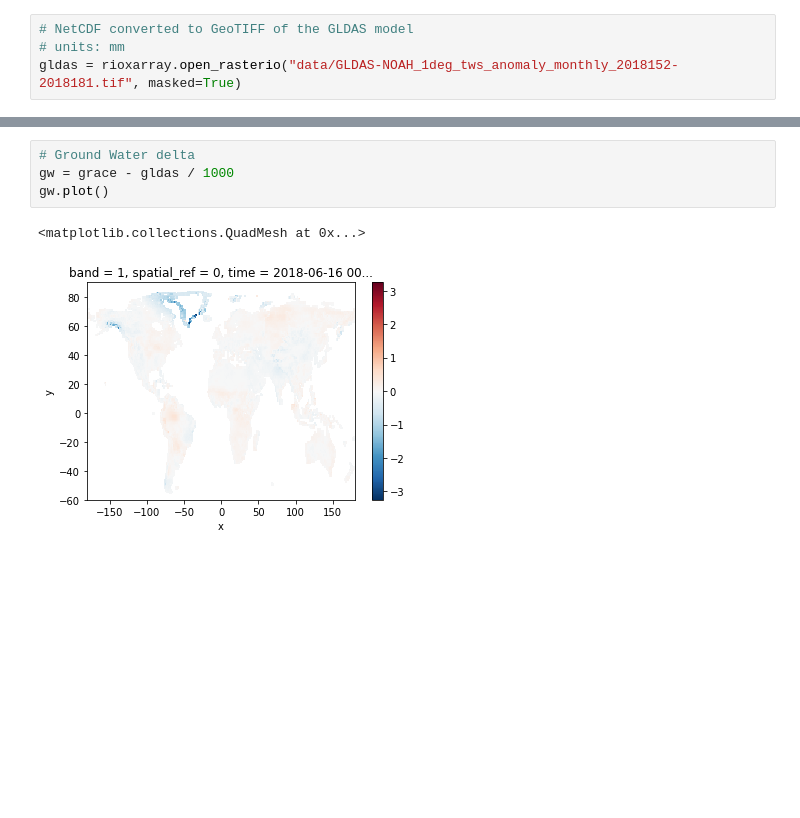
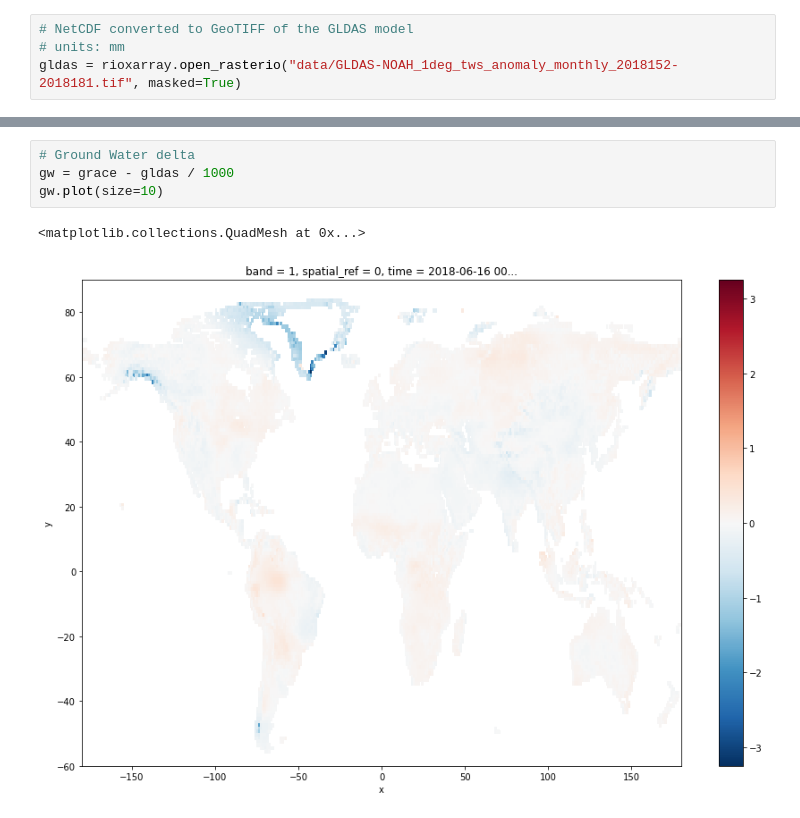
Before and after one commit to demiurg/hydrograce, a Jupyter notebook: 01_data.ipynb, the cells around one changed output, grey strips where cells are left out. Cells and saved outputs as stored; diff of their text form; blank space fills up the shorter version.

```diff
--- a/01_data.ipynb
+++ b/01_data.ipynb
@@ -28,7 +28,7 @@ gldas.plot()
 # %%
 # Ground Water delta
 gw = grace - gldas / 1000
-gw.plot()
+gw.plot(size=10)
 # %% [output]
 <matplotlib.collections.QuadMesh at 0x...>
-[figure, old version]
+[figure, new version]
```
Also changed, not shown: parts of 2 cells of this notebook, 2 other files.
